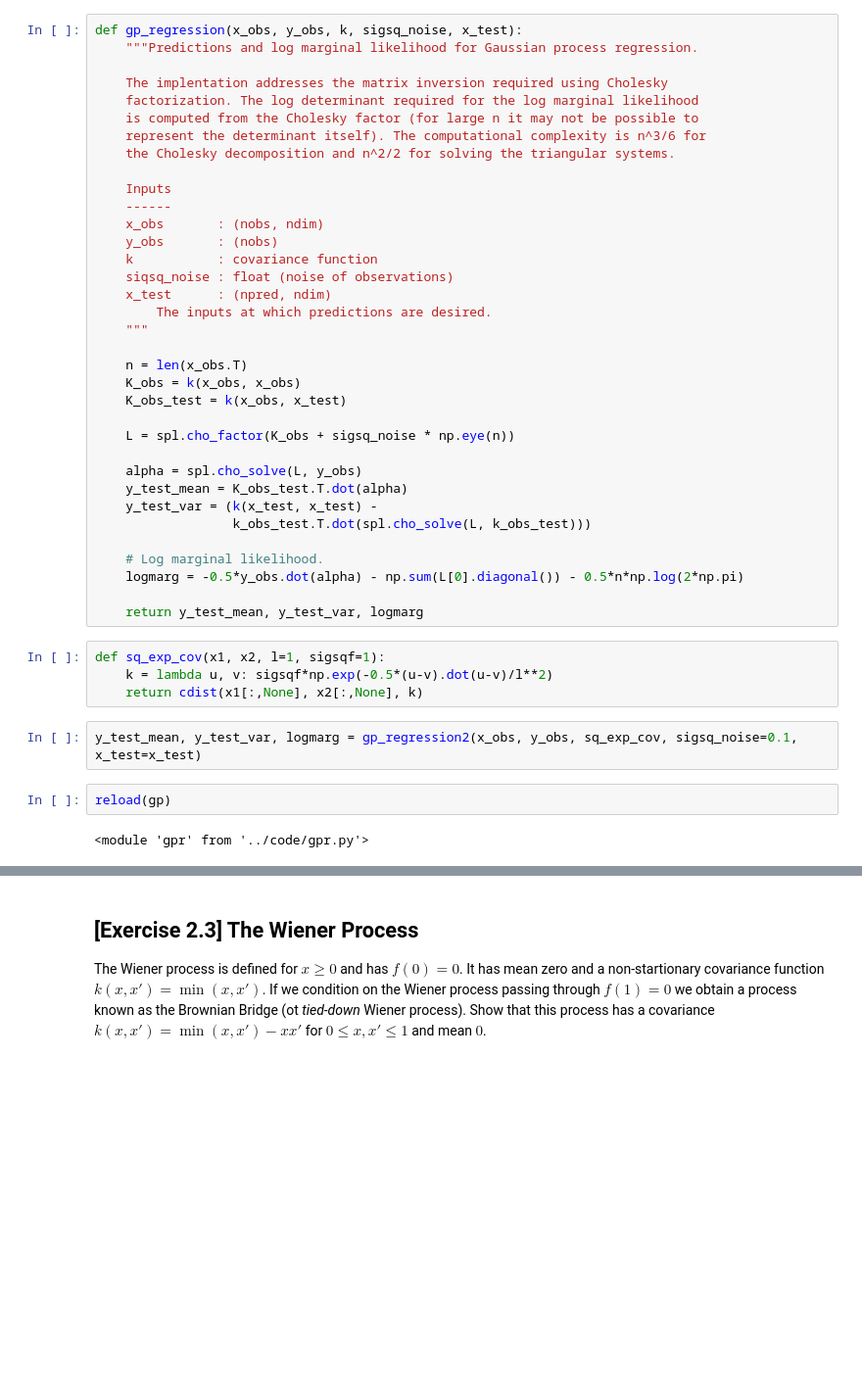
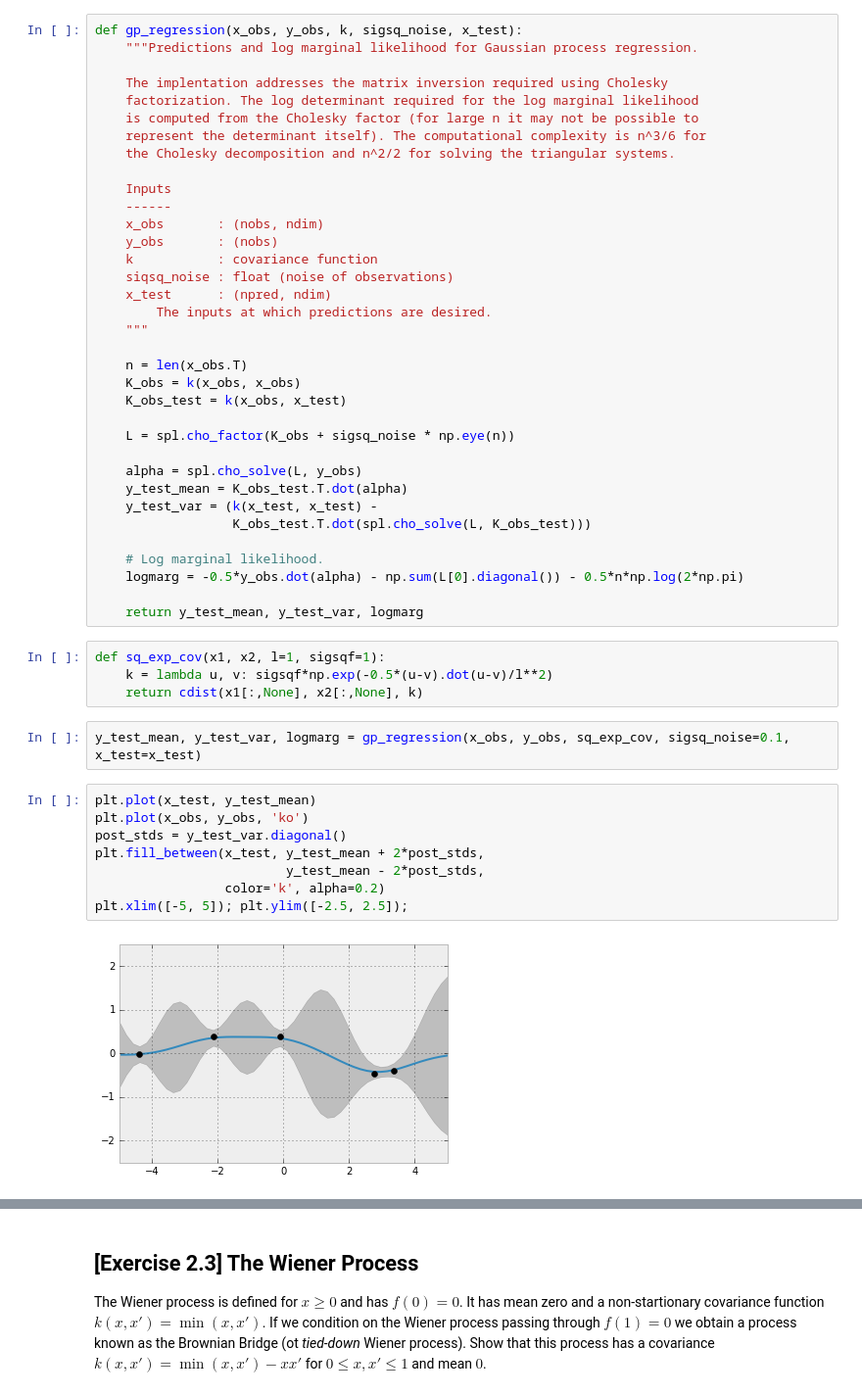
Before and after one commit to colinclement/diabetes-gp, a Jupyter notebook: nbs/GaussianProcessRegression.ipynb, the cells around one changed output, grey strips where cells are left out. Shown at 98% size. Cells and saved outputs as stored; diff of their text form; blank space fills up the shorter version.

Commit message:
Working on gpr logmarg and grad_logmarg.

```diff
--- a/nbs/GaussianProcessRegression.ipynb
+++ b/nbs/GaussianProcessRegression.ipynb
@@ -139,7 +139,7 @@ def gp_regression(x_obs, y_obs, k, sigsq_noise, x_test):
     alpha = spl.cho_solve(L, y_obs)
     y_test_mean = K_obs_test.T.dot(alpha)
     y_test_var = (k(x_test, x_test) -
-                  k_obs_test.T.dot(spl.cho_solve(L, k_obs_test)))
+                  K_obs_test.T.dot(spl.cho_solve(L, K_obs_test)))
 
     # Log marginal likelihood.
     logmarg = -0.5*y_obs.dot(alpha) - np.sum(L[0].diagonal()) - 0.5*n*np.log(2*np.pi)
@@ -150,9 +150,15 @@ def sq_exp_cov(x1, x2, l=1, sigsqf=1):
     k = lambda u, v: sigsqf*np.exp(-0.5*(u-v).dot(u-v)/l**2)
     return cdist(x1[:,None], x2[:,None], k)
 # %%
-y_test_mean, y_test_var, logmarg = gp_regression2(x_obs, y_obs, sq_exp_cov, sigsq_noise=0.1, x_test=x_test)
+y_test_mean, y_test_var, logmarg = gp_regression(x_obs, y_obs, sq_exp_cov, sigsq_noise=0.1, x_test=x_test)
-# %%
-reload(gp)
-# %% [output]
-<module 'gpr' from '../code/gpr.py'>
+# %%
+plt.plot(x_test, y_test_mean)
+plt.plot(x_obs, y_obs, 'ko')
+post_stds = y_test_var.diagonal()
+plt.fill_between(x_test, y_test_mean + 2*post_stds,
+                         y_test_mean - 2*post_stds,
+                 color='k', alpha=0.2)
+plt.xlim([-5, 5]); plt.ylim([-2.5, 2.5]);
+# %% [output]
+[figure, added]
 # %%
```
Also changed, not shown: parts of 20 cells of this notebook, 1 other file.
